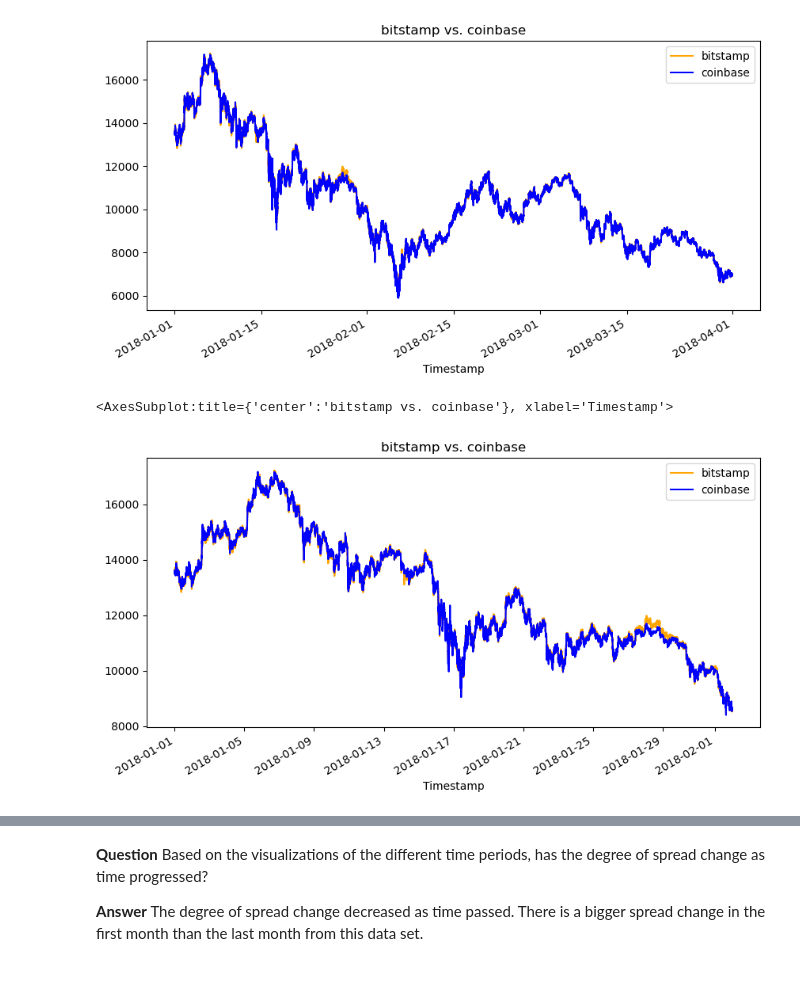
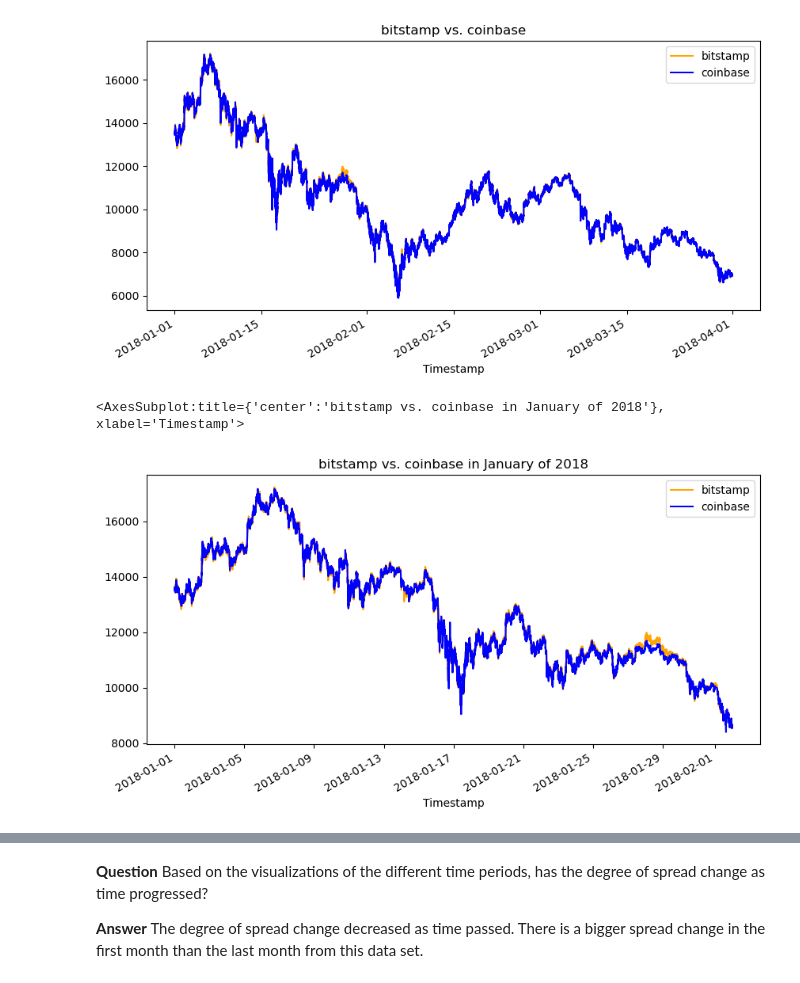
Before and after one commit to halamkim/challenge_03, a Jupyter notebook: crypto_arbitrage.ipynb, the cells around one changed output, grey strips where cells are left out. Drawn from its saved outputs; the diff is of its cells as text; code cells hidden in the pictures.

```diff
--- a/crypto_arbitrage.ipynb
+++ b/crypto_arbitrage.ipynb
@@ -271,13 +264,13 @@ coinbase_sliced.plot(legend = True, figsize = (10,5), label = "coinbase", color
 # %%
 # Using the loc and plot functions, create an overlay plot that visualizes
 # the price action of both DataFrames for a one month period early in the dataset
 # Be sure to include the parameters: legend, figure size, title, and color and label
 # YOUR CODE HERE
-bitstamp_sliced.loc["2018-01-01" : "2018-02-01"].plot(legend = True, title = "bitstamp vs. coinbase", figsize = (10,5), color = "orange", label = "bitstamp")
+bitstamp_sliced.loc["2018-01-01" : "2018-02-01"].plot(legend = True, title = "bitstamp vs. coinbase in January of 2018", figsize = (10,5), color = "orange", label = "bitstamp")
 coinbase_sliced.loc["2018-01-01" : "2018-02-01"].plot(legend = True, figsize = (10,5), color = "blue", label = "coinbase")
 # %% [output]
-<AxesSubplot:title={'center':'bitstamp vs. coinbase'}, xlabel='Timestamp'>
+<AxesSubplot:title={'center':'bitstamp vs. coinbase in January of 2018'}, xlabel='Timestamp'>
-[figure, old version]
+[figure, new version]
 # %%
 # Using the loc and plot functions, create an overlay plot that visualizes
 # the price action of both DataFrames for a one month period later in the dataset
```
Also changed, not shown: parts of 18 cells of this notebook.
